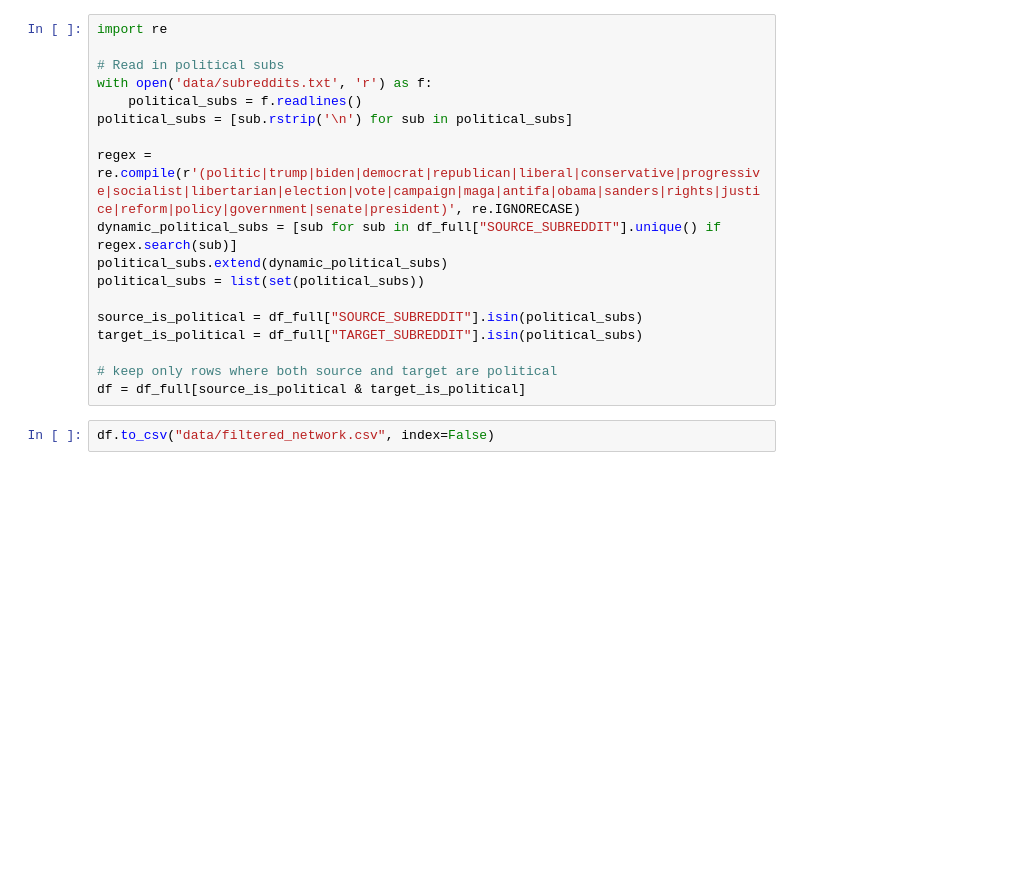
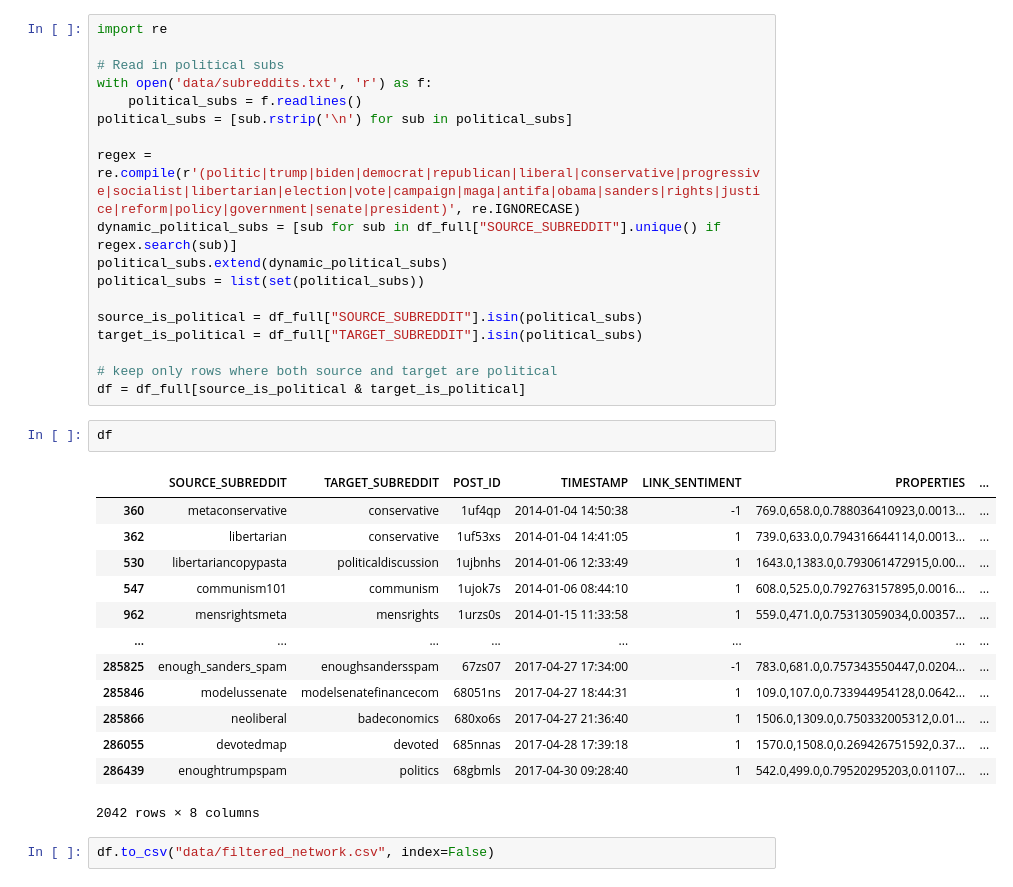
Before and after one commit to kehunter/stat236-subreddit-clustering, a Jupyter notebook: network_exploration.ipynb, the cells around one changed output. Drawn from its saved outputs; the diff is of its cells as text; blank space fills up the shorter version.

```diff
--- a/network_exploration.ipynb
+++ b/network_exploration.ipynb
@@ -66,6 +68,22 @@ target_is_political = df_full["TARGET_SUBREDDIT"].isin(political_subs)
 
 # keep only rows where both source and target are political
 df = df_full[source_is_political & target_is_political]
+# %%
+df
+# %% [output]
+|  | SOURCE_SUBREDDIT | TARGET_SUBREDDIT | POST_ID | TIMESTAMP | LINK_SENTIMENT | PROPERTIES | ... |
+| 360 | metaconservative | conservative | 1uf4qp | 2014-01-04 14:50:38 | -1 | 769.0,658.0,0.788036410923,0.0013... | ... |
+| 362 | libertarian | conservative | 1uf53xs | 2014-01-04 14:41:05 | 1 | 739.0,633.0,0.794316644114,0.0013... | ... |
+| 530 | libertariancopypasta | politicaldiscussion | 1ujbnhs | 2014-01-06 12:33:49 | 1 | 1643.0,1383.0,0.793061472915,0.00... | ... |
+| 547 | communism101 | communism | 1ujok7s | 2014-01-06 08:44:10 | 1 | 608.0,525.0,0.792763157895,0.0016... | ... |
+| 962 | mensrightsmeta | mensrights | 1urzs0s | 2014-01-15 11:33:58 | 1 | 559.0,471.0,0.75313059034,0.00357... | ... |
+| ... | ... | ... | ... | ... | ... | ... | ... |
+| 285825 | enough_sanders_spam | enoughsandersspam | 67zs07 | 2017-04-27 17:34:00 | -1 | 783.0,681.0,0.757343550447,0.0204... | ... |
+| 285846 | modelussenate | modelsenatefinancecom | 68051ns | 2017-04-27 18:44:31 | 1 | 109.0,107.0,0.733944954128,0.0642... | ... |
+| 285866 | neoliberal | badeconomics | 680xo6s | 2017-04-27 21:36:40 | 1 | 1506.0,1309.0,0.750332005312,0.01... | ... |
+| 286055 | devotedmap | devoted | 685nnas | 2017-04-28 17:39:18 | 1 | 1570.0,1508.0,0.269426751592,0.37... | ... |
+| 286439 | enoughtrumpspam | politics | 68gbmls | 2017-04-30 09:28:40 | 1 | 542.0,499.0,0.79520295203,0.01107... | ... |
+2042 rows × 8 columns
 # %%
 df.to_csv("data/filtered_network.csv", index=False)
 # %%
```
Also changed, not shown: parts of 8 cells of this notebook, 1 other file.
